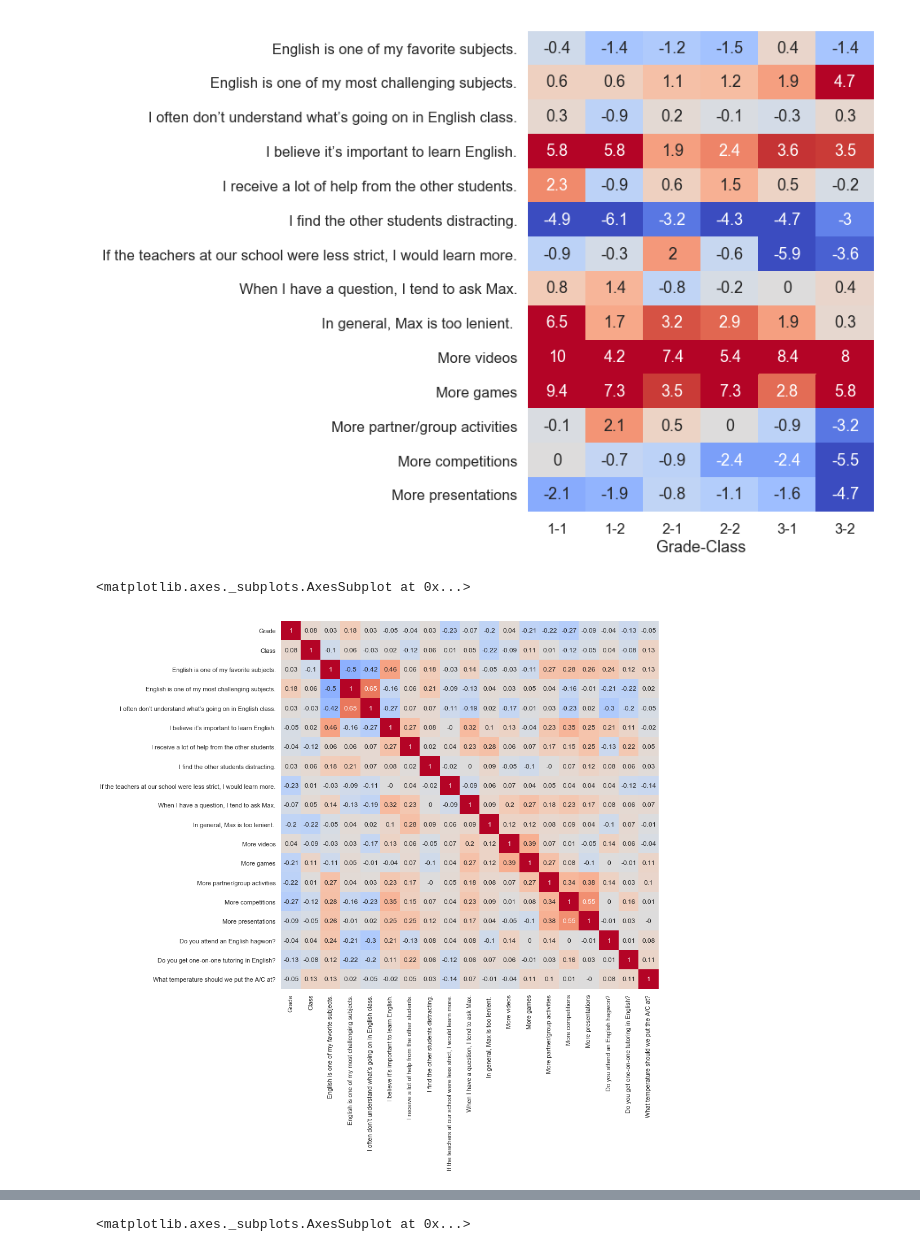
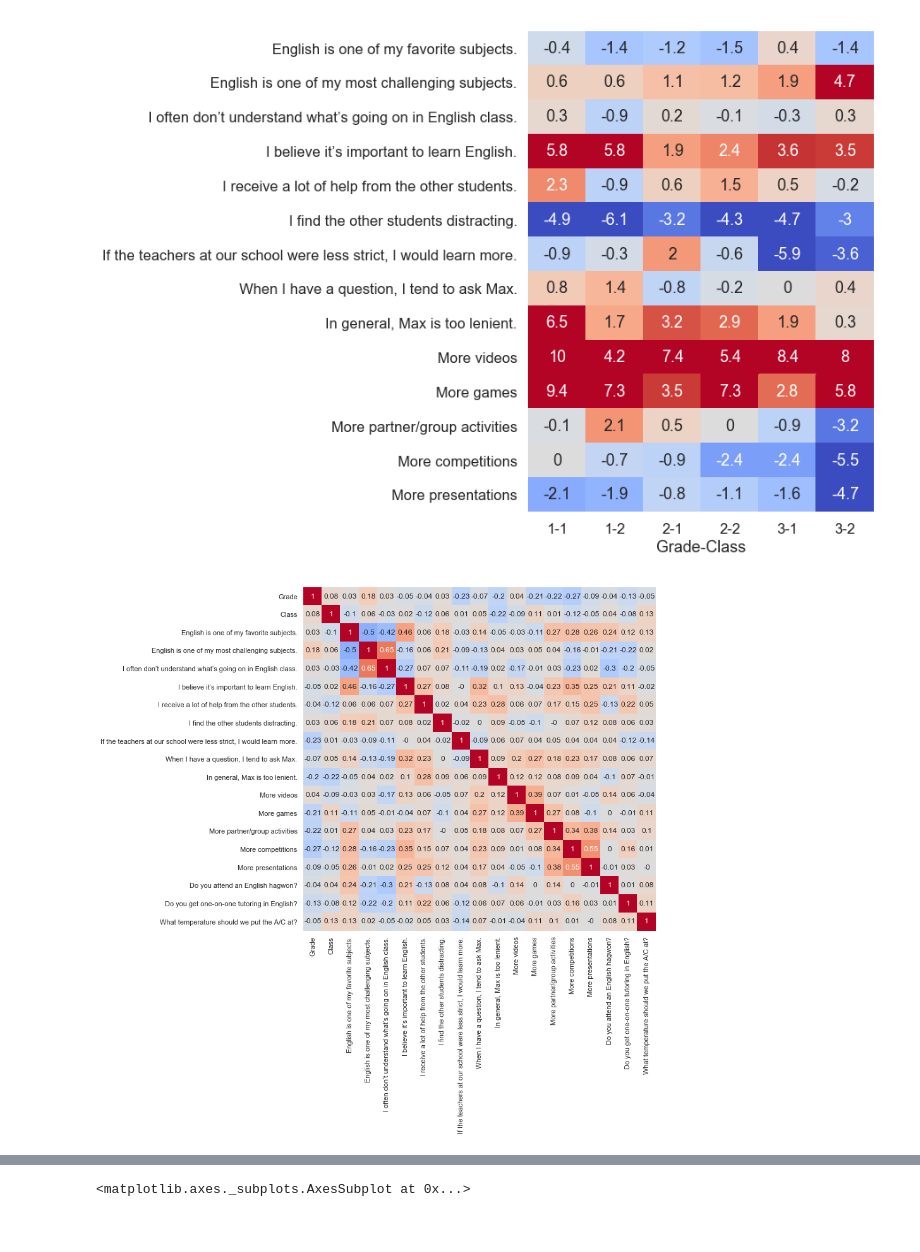
Before and after one commit to maxkapur/maxkapur.github.io, a Jupyter notebook: survey/analysis.ipynb, the cells around one changed output, grey strips where cells are left out. Saved outputs shown, nothing was run; the diff lists cells and outputs as text; code cells hidden in the pictures.

```diff
--- a/survey/analysis.ipynb
+++ b/survey/analysis.ipynb
@@ -122,16 +118,21 @@ sns.heatmap(classbreakdown,cmap="coolwarm",cbar=False,vmin=-4,vmax=4,annot=True)
 # %%
 # r between all the quantitative questions.
 # Note especially the perceived importance column.
 # Also negative correlation between hagwon and challenge, difficulty understanding.
 # Lenience questions had little to do with perceived challenge or anything.
 
-sns.set(rc={'figure.figsize':(12,12)})
-sns.heatmap(np.round(survey.corr(),decimals=2),
+sns.set(rc={'figure.figsize':(10,10)})
+heatmap = sns.heatmap(np.round(survey.corr(),decimals=2),
             cmap="coolwarm",
             cbar=False,
             vmin=-1,
             vmax= 1,
             annot=True)
+
+# Code from SE that rotates the labels. I couldn't get it to work;
+# labels keep clumping together on x axis.
+# loc, labels = plt.xticks()
+# heatmap.set_xticklabels(labels, rotation=45)
+# heatmap.set_yticklabels(labels[::-1], rotation=45) # reversed order for y
 # %% [output]
-<matplotlib.axes._subplots.AxesSubplot at 0x...>
-[figure, old version]
+[figure, new version]
```
Also changed, not shown: parts of 3 cells of this notebook, 7 other files.
